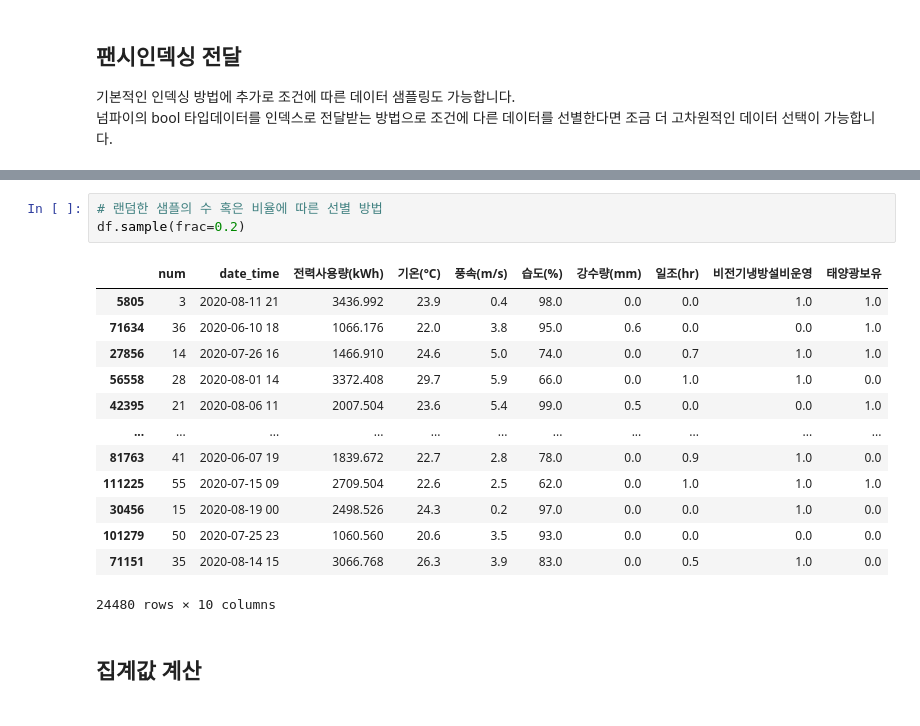
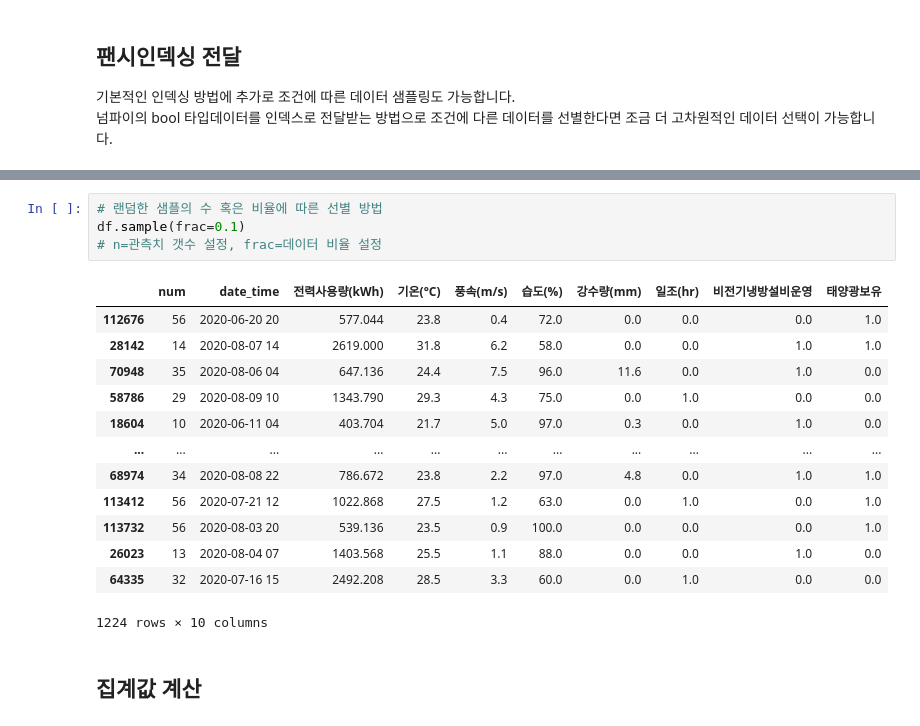
Before and after one commit to overgroove/samsung_ML, a Jupyter notebook: 03_package_pandas.ipynb, the cells around one changed output, grey strips where cells are left out. Saved outputs shown, nothing was run; the diff lists cells and outputs as text.

```diff
--- a/03_package_pandas.ipynb
+++ b/03_package_pandas.ipynb
@@ -553,19 +596,20 @@ df.loc[10:21, ['date_time', '전력사용량(kWh)']]
 # %%
 # 랜덤한 샘플의 수 혹은 비율에 따른 선별 방법
-df.sample(frac=0.2)
+df.sample(frac=0.1)
+# n=관측치 갯수 설정, frac=데이터 비율 설정
 # %% [output]
 |  | num | date_time | 전력사용량(kWh) | 기온(°C) | 풍속(m/s) | 습도(%) | 강수량(mm) | 일조(hr) | 비전기냉방설비운영 | 태양광보유 |
-| 5805 | 3 | 2020-08-11 21 | 3436.992 | 23.9 | 0.4 | 98.0 | 0.0 | 0.0 | 1.0 | 1.0 |
-| 71634 | 36 | 2020-06-10 18 | 1066.176 | 22.0 | 3.8 | 95.0 | 0.6 | 0.0 | 0.0 | 1.0 |
-| 27856 | 14 | 2020-07-26 16 | 1466.910 | 24.6 | 5.0 | 74.0 | 0.0 | 0.7 | 1.0 | 1.0 |
-| 56558 | 28 | 2020-08-01 14 | 3372.408 | 29.7 | 5.9 | 66.0 | 0.0 | 1.0 | 1.0 | 0.0 |
-| 42395 | 21 | 2020-08-06 11 | 2007.504 | 23.6 | 5.4 | 99.0 | 0.5 | 0.0 | 0.0 | 1.0 |
+| 112676 | 56 | 2020-06-20 20 | 577.044 | 23.8 | 0.4 | 72.0 | 0.0 | 0.0 | 0.0 | 1.0 |
+| 28142 | 14 | 2020-08-07 14 | 2619.000 | 31.8 | 6.2 | 58.0 | 0.0 | 0.0 | 1.0 | 1.0 |
+| 70948 | 35 | 2020-08-06 04 | 647.136 | 24.4 | 7.5 | 96.0 | 11.6 | 0.0 | 1.0 | 0.0 |
+| 58786 | 29 | 2020-08-09 10 | 1343.790 | 29.3 | 4.3 | 75.0 | 0.0 | 1.0 | 0.0 | 0.0 |
+| 18604 | 10 | 2020-06-11 04 | 403.704 | 21.7 | 5.0 | 97.0 | 0.3 | 0.0 | 1.0 | 0.0 |
 | ... | ... | ... | ... | ... | ... | ... | ... | ... | ... | ... |
-| 81763 | 41 | 2020-06-07 19 | 1839.672 | 22.7 | 2.8 | 78.0 | 0.0 | 0.9 | 1.0 | 0.0 |
-| 111225 | 55 | 2020-07-15 09 | 2709.504 | 22.6 | 2.5 | 62.0 | 0.0 | 1.0 | 1.0 | 1.0 |
-| 30456 | 15 | 2020-08-19 00 | 2498.526 | 24.3 | 0.2 | 97.0 | 0.0 | 0.0 | 1.0 | 0.0 |
-| 101279 | 50 | 2020-07-25 23 | 1060.560 | 20.6 | 3.5 | 93.0 | 0.0 | 0.0 | 0.0 | 0.0 |
-| 71151 | 35 | 2020-08-14 15 | 3066.768 | 26.3 | 3.9 | 83.0 | 0.0 | 0.5 | 1.0 | 0.0 |
+| 68974 | 34 | 2020-08-08 22 | 786.672 | 23.8 | 2.2 | 97.0 | 4.8 | 0.0 | 1.0 | 1.0 |
+| 113412 | 56 | 2020-07-21 12 | 1022.868 | 27.5 | 1.2 | 63.0 | 0.0 | 1.0 | 0.0 | 1.0 |
+| 113732 | 56 | 2020-08-03 20 | 539.136 | 23.5 | 0.9 | 100.0 | 0.0 | 0.0 | 0.0 | 1.0 |
+| 26023 | 13 | 2020-08-04 07 | 1403.568 | 25.5 | 1.1 | 88.0 | 0.0 | 0.0 | 1.0 | 0.0 |
+| 64335 | 32 | 2020-07-16 15 | 2492.208 | 28.5 | 3.3 | 60.0 | 0.0 | 1.0 | 0.0 | 0.0 |
-24480 rows × 10 columns
+1224 rows × 10 columns
 # %% [markdown]
 ## 집계값 계산
```
Also changed, not shown: parts of 80 cells of this notebook.
